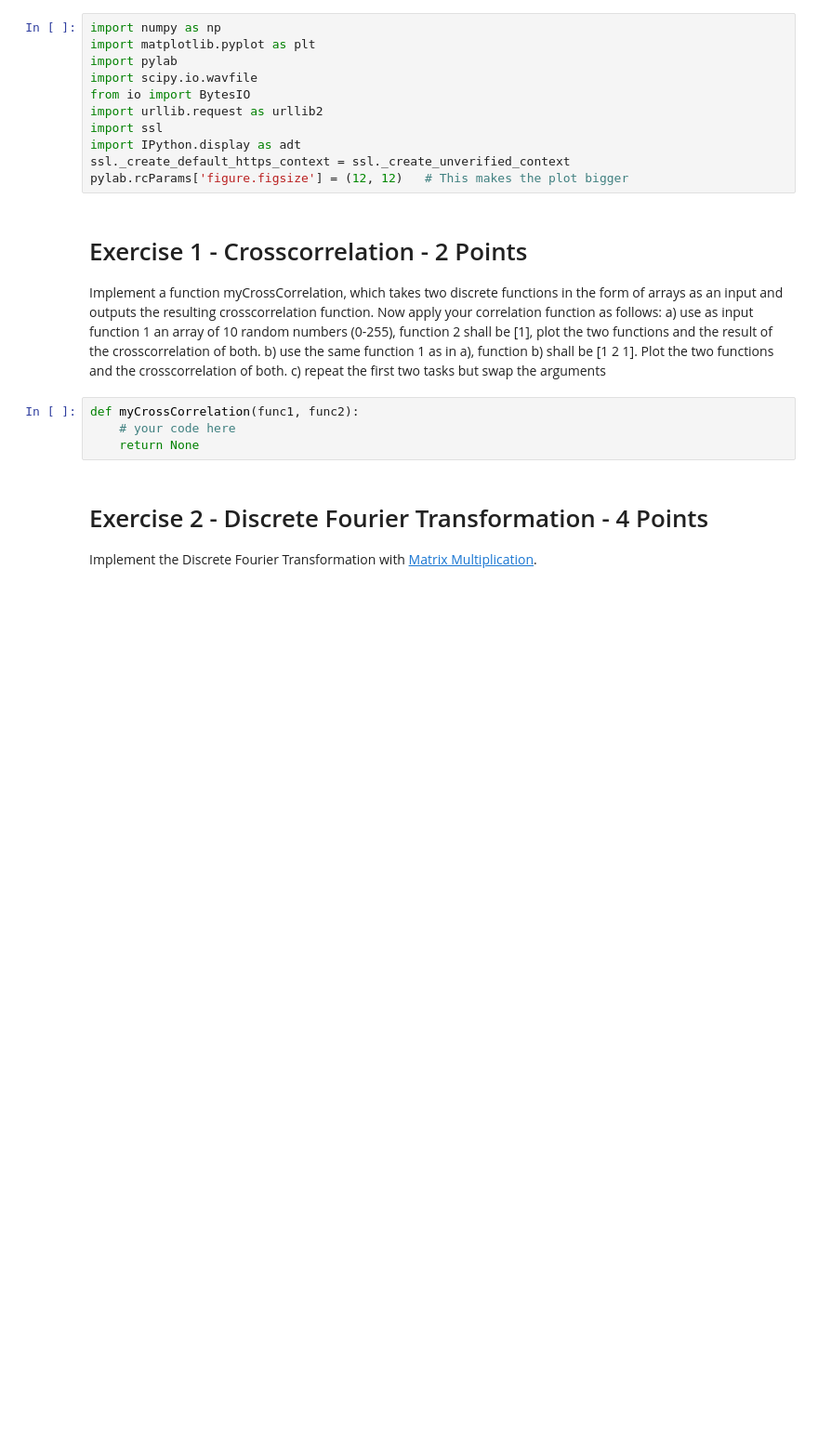
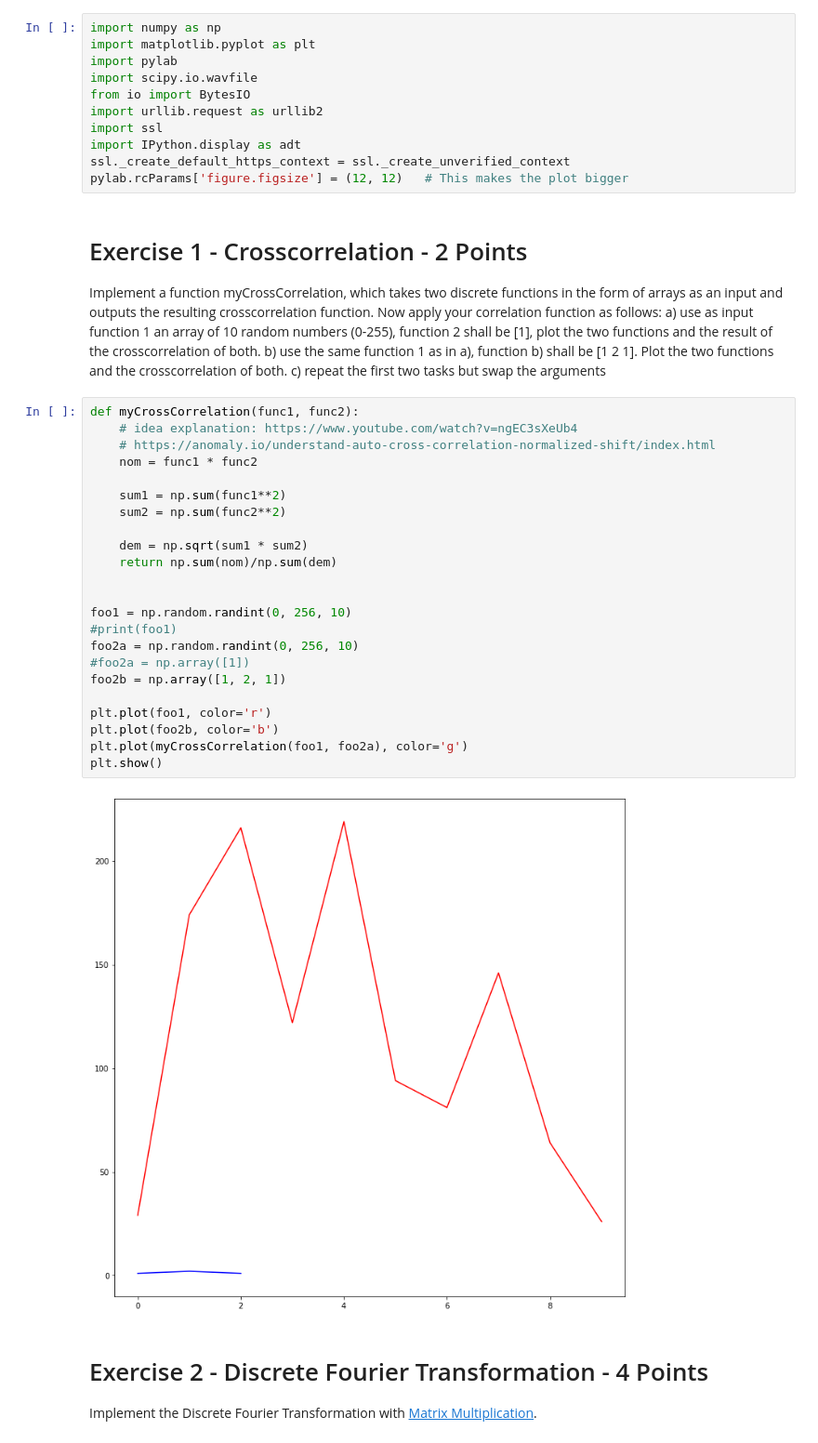
Before and after one commit to oleksa-oleksa/Image_Processing_SS2020_FU_Berlin, a Jupyter notebook: assignments/06_assignment.ipynb, the cells around one changed output. Shown at 93% size. Drawn from its saved outputs; the diff is of its cells as text; blank space fills up the shorter version.

Commit message:
normalized crosscorrelation started

```diff
--- a/assignments/06_assignment.ipynb
+++ b/assignments/06_assignment.ipynb
@@ -26,10 +26,31 @@ Implement a function myCrossCorrelation, which takes two discrete functions in t
 a) use as input function 1 an array of 10 random numbers (0-255), function 2 shall be [1], plot the two functions and the result of the crosscorrelation of both.
 b) use the same function 1 as in a), function b) shall be [1 2 1]. Plot the two functions and the crosscorrelation of both.
 c) repeat the first two tasks but swap the arguments
-# %%
-def myCrossCorrelation(func1, func2):
-    # your code here
-    return None
+# %%
+def myCrossCorrelation(func1, func2):
+    # idea explanation: https://www.youtube.com/watch?v=ngEC3sXeUb4
+    # https://anomaly.io/understand-auto-cross-correlation-normalized-shift/index.html
+    nom = func1 * func2
+
+    sum1 = np.sum(func1**2)
+    sum2 = np.sum(func2**2)
+
+    dem = np.sqrt(sum1 * sum2)
+    return np.sum(nom)/np.sum(dem)
+
+
+foo1 = np.random.randint(0, 256, 10)
+#print(foo1)
+foo2a = np.random.randint(0, 256, 10)
+#foo2a = np.array([1])
+foo2b = np.array([1, 2, 1])
+
+plt.plot(foo1, color='r')
+plt.plot(foo2b, color='b')
+plt.plot(myCrossCorrelation(foo1, foo2a), color='g')
+plt.show()
+# %% [output]
+[figure, added]
 # %% [markdown]
 # Exercise 2 - Discrete Fourier Transformation - 4 Points
 Implement the Discrete Fourier Transformation with [Matrix Multiplication](https://en.wikipedia.org/wiki/DFT_matrix).
```
